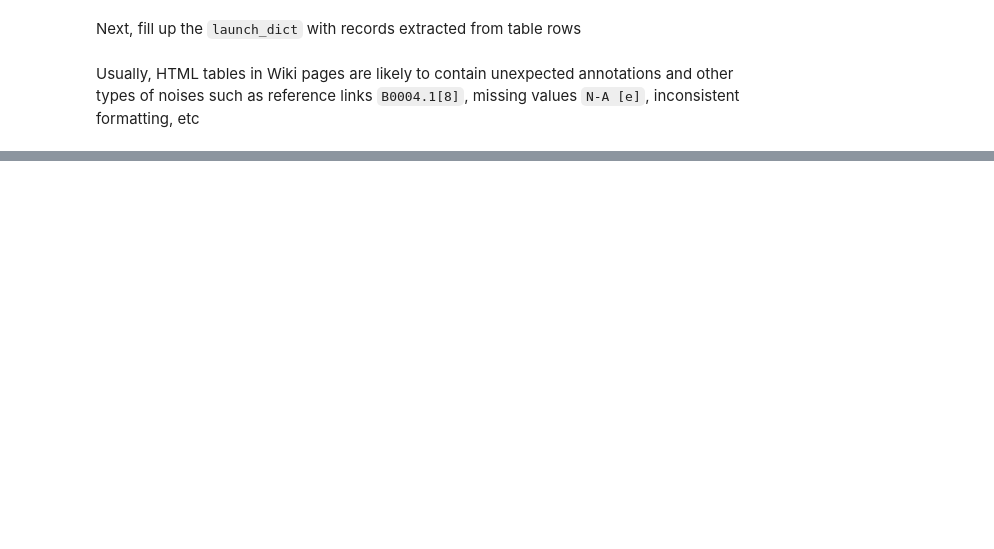
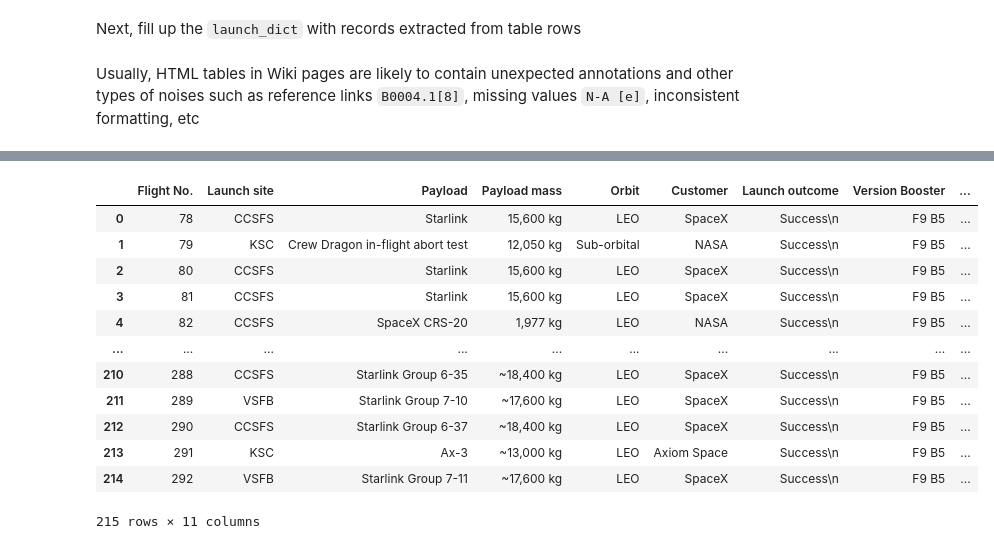
Before and after one commit to matublaq/SpaceY_project, a Jupyter notebook: SpaceX_web_scraped.ipynb, the cells around one changed output, grey strips where cells are left out. Saved outputs shown, nothing was run; the diff lists cells and outputs as text; code cells hidden in the pictures; blank space fills up the shorter version.

```diff
--- a/DataCollection_WebScraping.ipynb
+++ b/SpaceX_web_scraped.ipynb
@@ -51,7 +51,7 @@ def booster_version(table_cells):
     Tihs function returns the booster version from the HTML table cell
     Input: the element of a table data cell extracts extra row
     """
-    out = ''.join([booster_version for i, booster_version in enumerate(table_cells.strngs) if i%2 == 0][0: -1])
+    out = ''.join([booster_version for i, booster_version in enumerate(table_cells.strings) if i%2 == 0][0: -1])
     return out
 
 def landing_status(table_cells):
@@ -226,0 +359,17 @@ Usually, HTML tables in Wiki pages are likely to contain unexpected annotations
+# %%
+df = pd.DataFrame({key: pd.Series(value) for key, value in launch_dict.items()})
+df
+# %% [output]
+|  | Flight No. | Launch site | Payload | Payload mass | Orbit | Customer | Launch outcome | Version Booster | ... |
+| 0 | 78 | CCSFS | Starlink | 15,600 kg | LEO | SpaceX | Success\n | F9 B5 | ... |
+| 1 | 79 | KSC | Crew Dragon in-flight abort test | 12,050 kg | Sub-orbital | NASA | Success\n | F9 B5 | ... |
+| 2 | 80 | CCSFS | Starlink | 15,600 kg | LEO | SpaceX | Success\n | F9 B5 | ... |
+| 3 | 81 | CCSFS | Starlink | 15,600 kg | LEO | SpaceX | Success\n | F9 B5 | ... |
+| 4 | 82 | CCSFS | SpaceX CRS-20 | 1,977 kg | LEO | NASA | Success\n | F9 B5 | ... |
+| ... | ... | ... | ... | ... | ... | ... | ... | ... | ... |
+| 210 | 288 | CCSFS | Starlink Group 6-35 | ~18,400 kg | LEO | SpaceX | Success\n | F9 B5 | ... |
+| 211 | 289 | VSFB | Starlink Group 7-10 | ~17,600 kg | LEO | SpaceX | Success\n | F9 B5 | ... |
+| 212 | 290 | CCSFS | Starlink Group 6-37 | ~18,400 kg | LEO | SpaceX | Success\n | F9 B5 | ... |
+| 213 | 291 | KSC | Ax-3 | ~13,000 kg | LEO | Axiom Space | Success\n | F9 B5 | ... |
+| 214 | 292 | VSFB | Starlink Group 7-11 | ~17,600 kg | LEO | SpaceX | Success\n | F9 B5 | ... |
+215 rows × 11 columns
```
Also changed, not shown: parts of 7 cells of this notebook, 2 other files.
